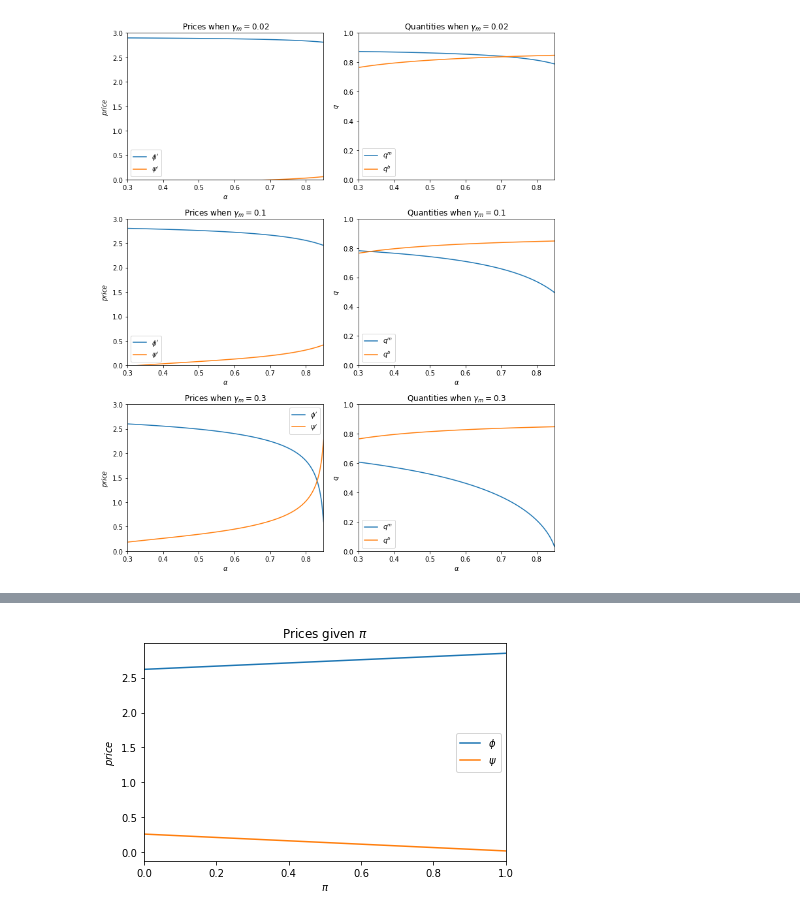
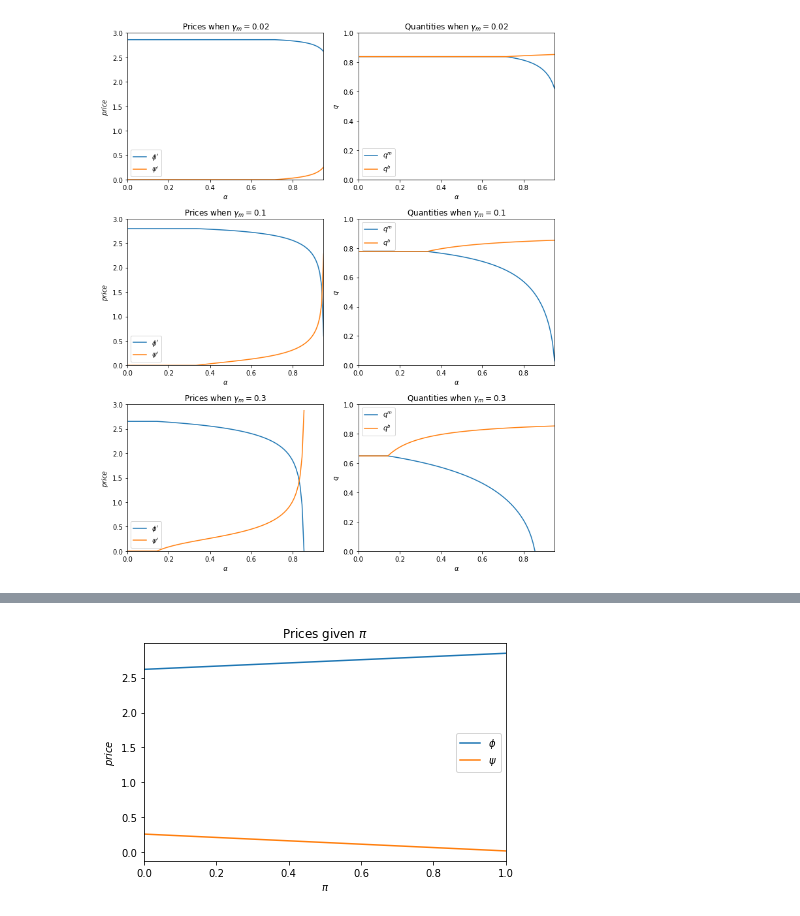
Before and after one commit to spspitze/cryptocurrency, a Jupyter notebook: One Period.ipynb, the cells around one changed output, grey strips where cells are left out. Drawn from its saved outputs; the diff is of its cells as text; code cells hidden in the pictures.

```diff
--- a/One Period.ipynb
+++ b/One Period.ipynb
@@ -85,8 +149,8 @@ def dliq(q):
 # First change alpha, see how this looks for different gammam
 Mp=1
 Cp=1
-top=.85
-alphagrid=np.linspace(alphal,top,101)
+top=.95
+alphagrid=np.linspace(0,top,101)
 gammamgrid=[.02,.1,.3]
 #gammamgrid=[.02,.1] # If I only want to graph gammam=.02 and gammam=.1
 fig,axes=plt.subplots(len(gammamgrid),2,figsize=(10,12))
@@ -94,35 +158,35 @@ for j,gammam in enumerate(gammamgrid):
     phipgrid=[]
     psipgrid=[]
     qbgrid=[]
     qmgrid=[]
     for alpha in alphagrid:
             phiptemp,psiptemp=ststprices(alpha,Mp,Cp,gammam)
             phipgrid.append(phiptemp), psipgrid.append(psiptemp)
             qbtemp,qmtemp=ststq(alpha,Mp,Cp,gammam)
             qbgrid.append(qbtemp),qmgrid.append(qmtemp)
 
 
 
     axes[j,0].plot(alphagrid,phipgrid,label="$\phi'$")
     axes[j,0].plot(alphagrid,psipgrid,label="$\psi'$")
     axes[j,0].legend()
     axes[j,0].set_title(f"Prices when $\gamma_m={gammam}$")
     axes[j,0].set_xlabel(r"$\alpha$")
-    axes[j,0].set_xlim(alphal,top)
+    axes[j,0].set_xlim(0,top)
     axes[j,0].set_ylabel("$price$")
     axes[j,0].set_ylim(0,3)
     axes[j,1].plot(alphagrid,qmgrid,label="$q^m$")
     axes[j,1].plot(alphagrid,qbgrid,label="$q^b$")
     axes[j,1].legend()
     axes[j,1].set_title(f"Quantities when $\gamma_m={gammam}$")
     axes[j,1].set_xlabel(r"$\alpha$")
-    axes[j,1].set_xlim(alphal,top)
+    axes[j,1].set_xlim(0,top)
     axes[j,1].set_ylabel("$q$")
     axes[j,1].set_ylim(0,1)
 
 plt.tight_layout()
-# plt.savefig(file+r'\steadystate\ststalphgamm.pdf') If I want to save figures
-# plt.savefig(file+r'\steadystate\ststalphgamm2.pdf') If I want to save figures (used with only gammmam=.02 and .1)
+# plt.savefig(file+r'\steadystate\ststalphgamm.pdf') #If I want to save figures
+# plt.savefig(file+r'\steadystate\ststalphgamm2.pdf') #If I want to save figures (used with only gammmam=.02 and .1)
 plt.show()
 # %% [output]
-[figure, old version]
+[figure, new version]
```
Also changed, not shown: parts of 18 cells of this notebook.
